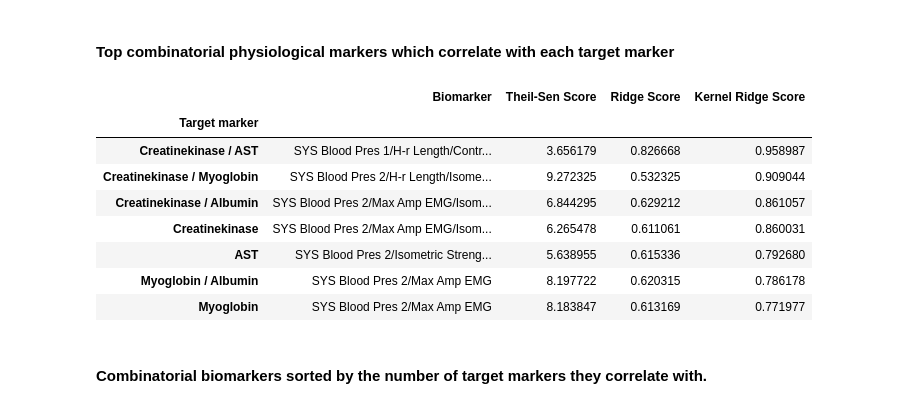
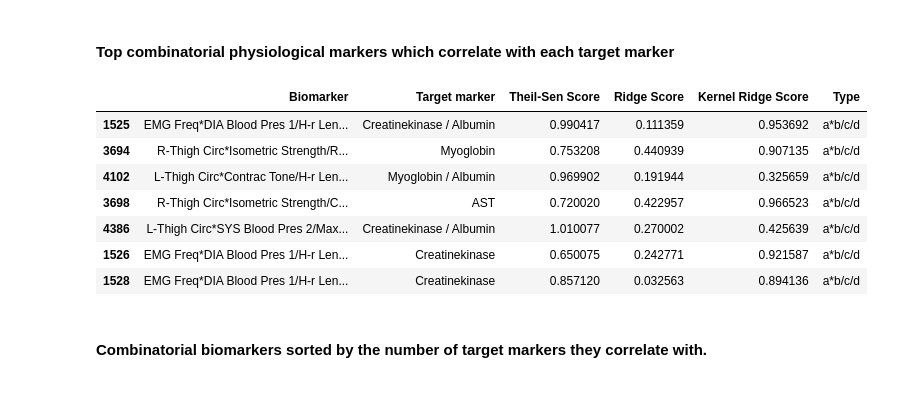
Before and after one commit to xulijunji/biomarkers, a Jupyter notebook: Combiom. Searching for combinatorial biomarkers.ipynb, the cells around one changed output. Drawn from its saved outputs; the diff is of its cells as text; code cells hidden in the pictures.

```diff
--- a/Combiom. Searching for combinatorial biomarkers.ipynb
+++ b/Combiom. Searching for combinatorial biomarkers.ipynb
@@ -270,14 +281,14 @@ bio_data = np.zeros(shape=(bio_volunteers, bio_parameters, bio_points))
 
 # Timepoints at which each biochemical parameter was measured (in hours after experiment)
 # Null stands for "before experiment", 1 - in an hour after experiment, so on...
-bio_timepoints = np.array([0, 1, 1*24, 2*24, 3*24, 5*24, 7*24, 9*24])
+# bio_timepoints = np.array([0, 1, 1*24, 2*24, 3*24, 5*24, 7*24, 9*24])
 
 # Reading numeric data from csv-files. One file per participant
 # Each file has a shape of N x M
 #     where N is the number of parameters and M is the number of timepoints at which they were measured
 for i in np.arange(bio_volunteers):
     bio_csv_file = csv.reader(open('./BiochemData/%d.csv' % i), delimiter=';')
-    bio_data[i, 0: bio_parameters + 1, 0: bio_points + 1] = np.array(list(bio_csv_file), np.float64)
+    bio_data[i, :, :] = np.array(list(bio_csv_file), np.float64)
 
 # Shape of data array
 np.shape(bio_data)
@@ -472,7 +489,7 @@ phys_timepoints = np.array([0, 0.05, 1, 1*24, 2*24, 3*24, 5*24, 7*24, 9*24])
 #     where N is the number of parameters and M is the number of timepoints at which they were measured
 for i in np.arange(phys_volunteers):
     phys_csv_file = csv.reader(open('./PhysData/%d.csv' % i), delimiter=';')
-    phys_data[i, 0: phys_parameters + 1, 0: phys_points + 1] = np.array(list(phys_csv_file), np.float64)
+    phys_data[i,:,:] = np.array(list(phys_csv_file), np.float64)
 
 # Mask zeros with NaN
 phys_data[phys_data == 0] = np.nan
@@ -510,0 +511,6 @@ Search was successfully finished
+# %%
+# Initialize with 15 parameters
+phys_iterators = init_iterators(phys_parameters)
+
+# Search for combinatorial biomarkers
+phys_results = search(phys_marker_names, phys_marker_data, bio_target_names.size, bio_target_data, bio_target_names, phys_iterators)
@@ -512,7 +532,7 @@ Search was successfully finished
 ### 2.3 Results. Export to DataFrame and Pickle
 # %%
 # Creating DataFrame
-phys_df = cmbp.to_dataframe(phys_results)
+phys_df = to_dataframe(phys_results)
 
 # Export to Pickle file
 phys_df.to_pickle('./phys_db.pickle')
@@ -521,20 +541,18 @@ phys_df.to_pickle('./phys_db.pickle')
 # %% [markdown]
 #### Top combinatorial physiological markers which correlate with each target marker
 # %%
-phys_max_group = phys_df.groupby(('Target marker'))\
-                       [['Biomarker', 'Theil-Sen Score', 'Ridge Score', 'Kernel Ridge Score']]\
-                       .max().sort_values(by=['Kernel Ridge Score'], ascending=False)
+phys_max_group = phys_df.loc[phys_df.reset_index(drop=True).groupby(['Target marker'])['Kernel Ridge Score'].idxmax()]\
+                            [['Biomarker', 'Target marker', 'Theil-Sen Score', 'Ridge Score', 'Kernel Ridge Score', 'Type']]
 phys_max_group
 # %% [output]
-|  | Biomarker | Theil-Sen Score | Ridge Score | Kernel Ridge Score |
-| Target marker |  |  |  |  |
-| Creatinekinase / AST | SYS Blood Pres 1/H-r Length/Contr... | 3.656179 | 0.826668 | 0.958987 |
-| Creatinekinase / Myoglobin | SYS Blood Pres 2/H-r Length/Isome... | 9.272325 | 0.532325 | 0.909044 |
-| Creatinekinase / Albumin | SYS Blood Pres 2/Max Amp EMG/Isom... | 6.844295 | 0.629212 | 0.861057 |
-| Creatinekinase | SYS Blood Pres 2/Max Amp EMG/Isom... | 6.265478 | 0.611061 | 0.860031 |
-| AST | SYS Blood Pres 2/Isometric Streng... | 5.638955 | 0.615336 | 0.792680 |
-| Myoglobin / Albumin | SYS Blood Pres 2/Max Amp EMG | 8.197722 | 0.620315 | 0.786178 |
-| Myoglobin | SYS Blood Pres 2/Max Amp EMG | 8.183847 | 0.613169 | 0.771977 |
+|  | Biomarker | Target marker | Theil-Sen Score | Ridge Score | Kernel Ridge Score | Type |
+| 1525 | EMG Freq*DIA Blood Pres 1/H-r Len... | Creatinekinase / Albumin | 0.990417 | 0.111359 | 0.953692 | a*b/c/d |
+| 3694 | R-Thigh Circ*Isometric Strength/R... | Myoglobin | 0.753208 | 0.440939 | 0.907135 | a*b/c/d |
+| 4102 | L-Thigh Circ*Contrac Tone/H-r Len... | Myoglobin / Albumin | 0.969902 | 0.191944 | 0.325659 | a*b/c/d |
+| 3698 | R-Thigh Circ*Isometric Strength/C... | AST | 0.720020 | 0.422957 | 0.966523 | a*b/c/d |
+| 4386 | L-Thigh Circ*SYS Blood Pres 2/Max... | Creatinekinase / Albumin | 1.010077 | 0.270002 | 0.425639 | a*b/c/d |
+| 1526 | EMG Freq*DIA Blood Pres 1/H-r Len... | Creatinekinase | 0.650075 | 0.242771 | 0.921587 | a*b/c/d |
+| 1528 | EMG Freq*DIA Blood Pres 1/H-r Len... | Creatinekinase | 0.857120 | 0.032563 | 0.894136 | a*b/c/d |
 # %%
 # Initialize Pandas Excel writer with XlsxWriter
 writer = pd.ExcelWriter('./combinatorial_physiological_biomarkers.xlsx', engine='xlsxwriter')
```
Also changed, not shown: parts of 18 cells of this notebook.
